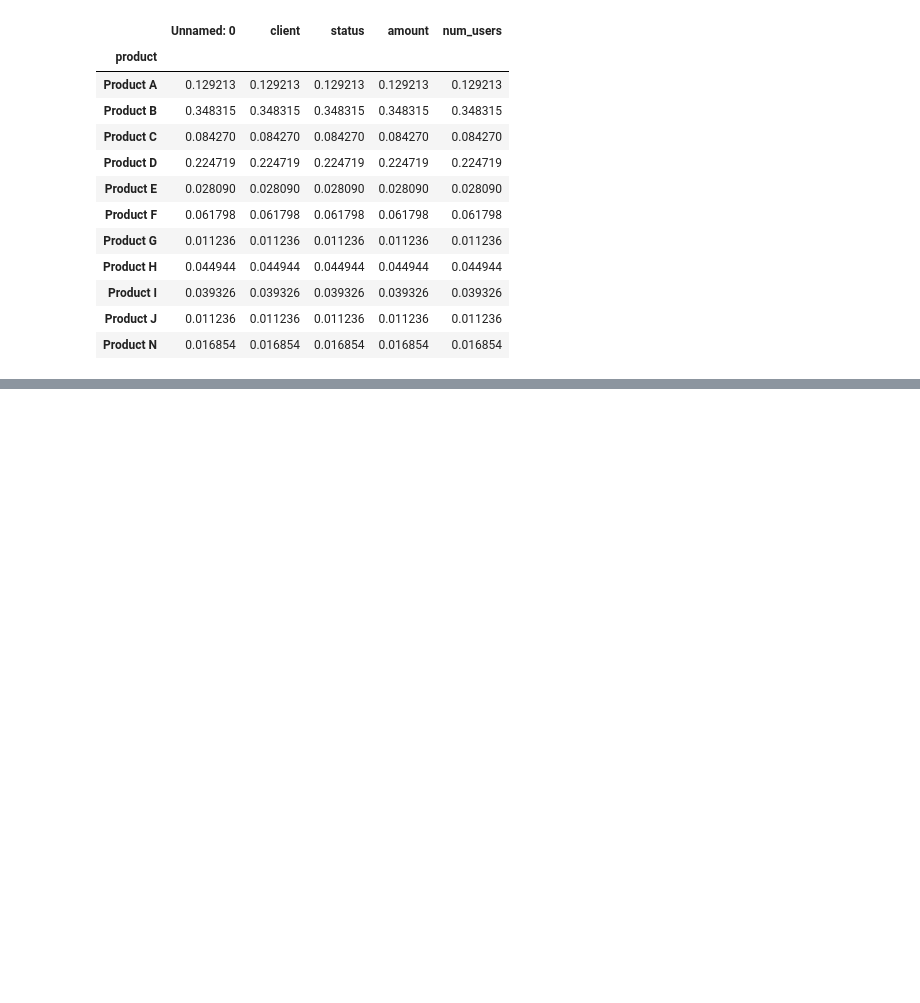
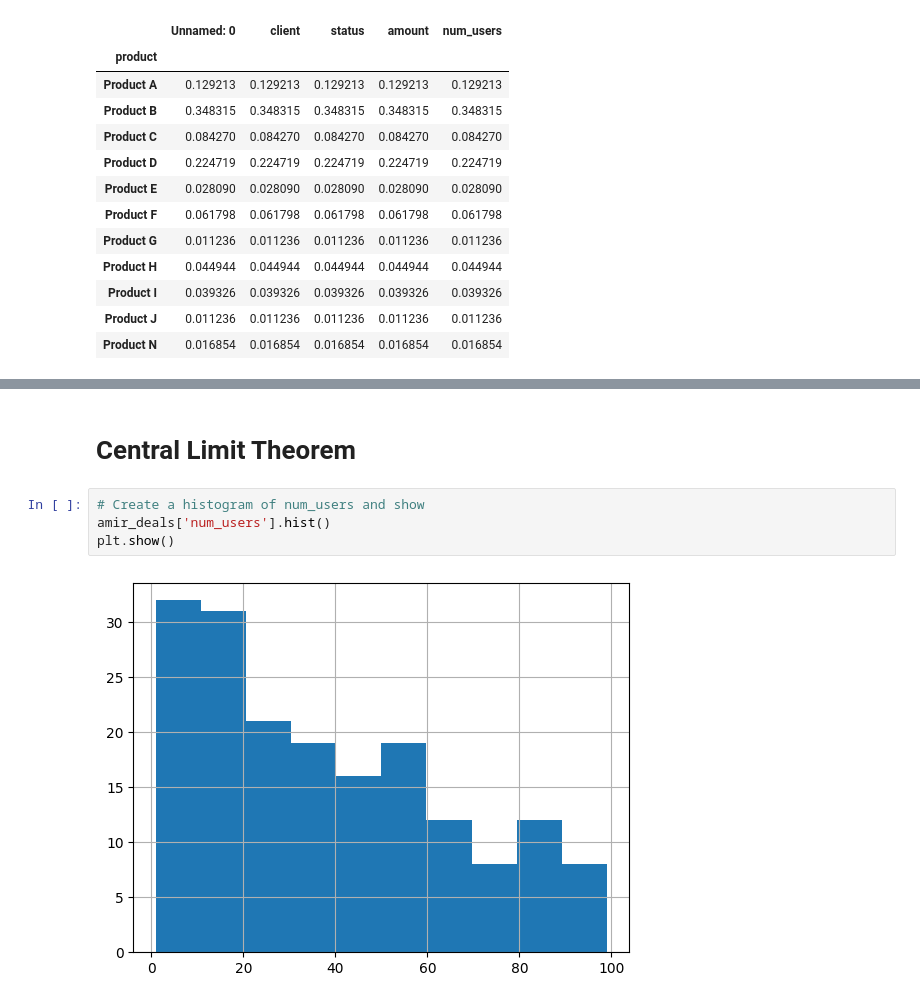
Before and after one commit to esragcetnky/DataCampCourses, a Jupyter notebook: Statistics_Fundamentals_in_Python/1_intro_stats.ipynb, the cells around one changed output, grey strips where cells are left out. Cells and saved outputs as stored; diff of their text form; blank space fills up the shorter version.

```diff
--- a/Statistics_Fundamentals_in_Python/1_intro_stats.ipynb
+++ b/Statistics_Fundamentals_in_Python/1_intro_stats.ipynb
@@ -164,0 +186,8 @@ amir_deals.groupby('product').count() / amir_deals.shape[0]
+# %% [markdown]
+# Central Limit Theorem
+# %%
+# Create a histogram of num_users and show
+amir_deals['num_users'].hist()
+plt.show()
+# %% [output]
+[figure, added]
```
Also changed, not shown: parts of 14 cells of this notebook, 1 other file.
